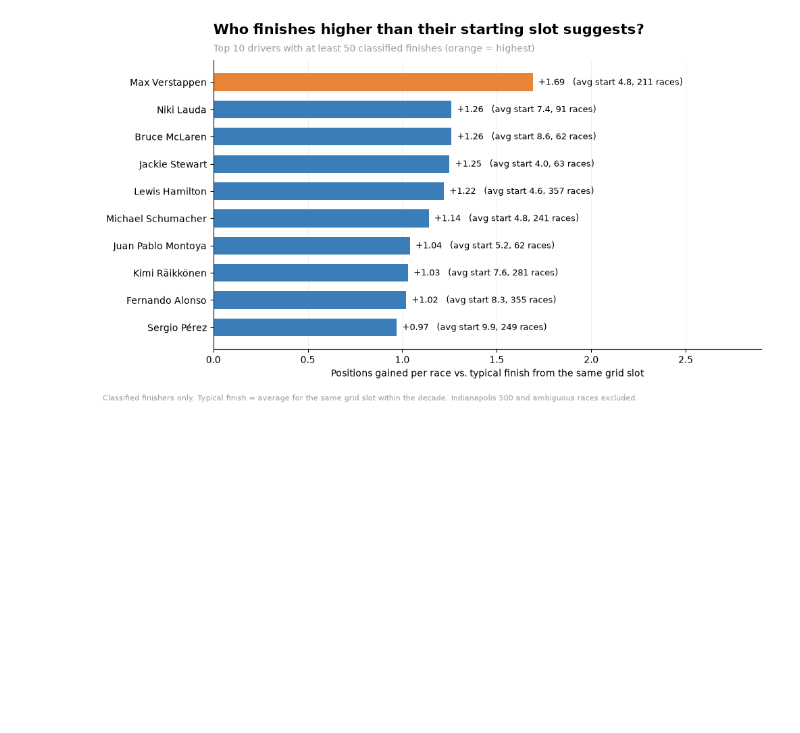
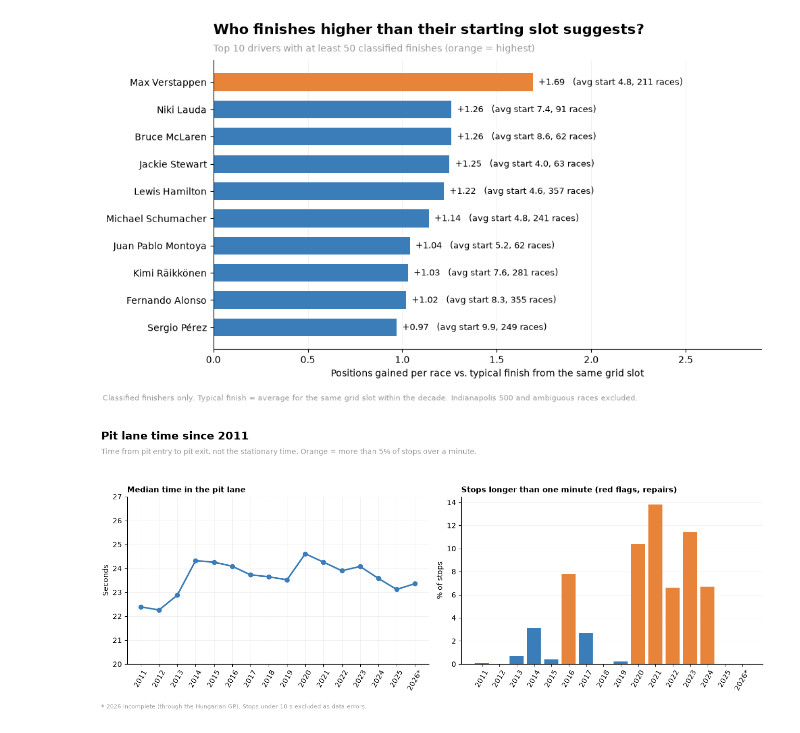
Before and after one commit to luvurgrace/f1-sql-analysis, a Jupyter notebook: notebooks/analysis.ipynb, the cells around one changed output. Cells and saved outputs as stored; diff of their text form; code cells hidden in the pictures; blank space fills up the shorter version.

```diff
--- a/notebooks/analysis.ipynb
+++ b/notebooks/analysis.ipynb
@@ -285,3 +285,38 @@ plt.savefig("../charts/q5_gain_vs_expected.png", bbox_inches="tight")
 plt.show()
 # %% [output]
 [figure]
+# %%
+df = pd.read_csv("../results/q6_pit_lane_by_season.csv")
+labels = [str(y) + ("*" if y == 2026 else "") for y in df["year"]]
+
+fig, axes = plt.subplots(1, 2, figsize=(13, 5.5))
+
+ax = axes[0]
+ax.plot(labels, df["median_s"], marker="o", color=BLUE, linewidth=2.2)
+ax.set_ylim(20, 27)
+ax.set_ylabel("Seconds")
+ax.set_title("Median time in the pit lane", loc="left", fontsize=11)
+ax.tick_params(axis="x", rotation=60)
+
+ax = axes[1]
+ax.bar(labels, df["share_over_60s_pct"],
+       color=[ORANGE if s > 5 else BLUE for s in df["share_over_60s_pct"]])
+ax.set_ylabel("% of stops")
+ax.set_title("Stops longer than one minute (red flags, repairs)", loc="left", fontsize=11)
+ax.tick_params(axis="x", rotation=60)
+ax.grid(axis="x", visible=False)
+
+fig.suptitle("Pit lane time since 2011", x=0.01, ha="left", fontsize=15, fontweight="bold")
+fig.text(0.01, 0.9,
+         "Time from pit entry to pit exit, not the stationary time. "
+         "Orange = more than 5% of stops over a minute.",
+         fontsize=10, color=GRAY)
+fig.text(0.01, 0.01,
+         "* 2026 incomplete (through the Hungarian GP). Stops under 10 s excluded as data errors.",
+         fontsize=8, color=GRAY)
+
+plt.tight_layout(rect=[0, 0.04, 1, 0.88])
+plt.savefig("../charts/q6_pit_lane_by_season.png", bbox_inches="tight")
+plt.show()
+# %% [output]
+[figure, added]
```
Also changed, not shown: parts of 2 cells of this notebook, 8 other files.
